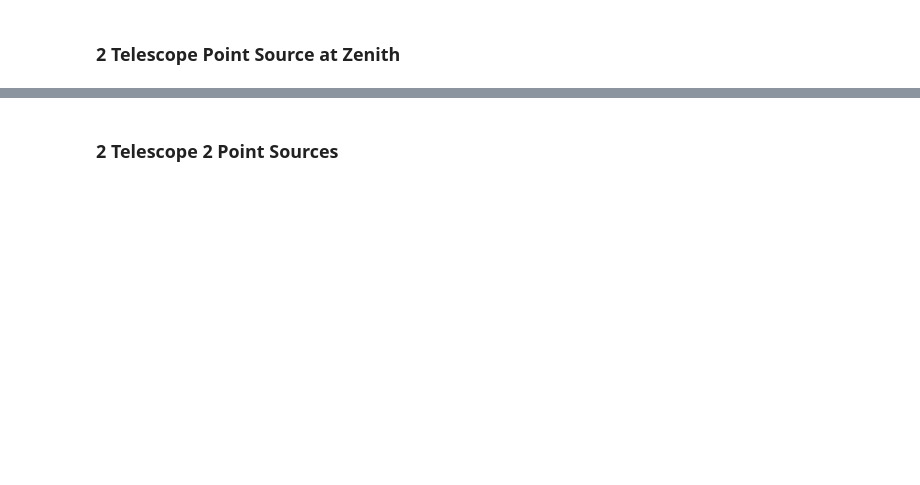
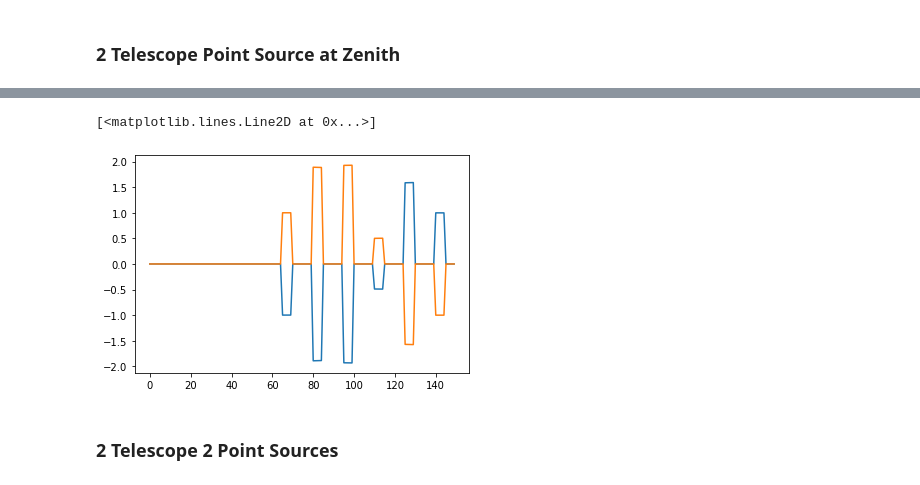
Before and after one commit to HERA-Team/hera_sim, a Jupyter notebook: docs/tutorials/visibility_simulator.ipynb, the cells around one changed output, grey strips where cells are left out. Saved outputs shown, nothing was run; the diff lists cells and outputs as text; code cells hidden in the pictures; blank space fills up the shorter version.

```diff
--- a/docs/tutorials/visibility_simulator.ipynb
+++ b/docs/tutorials/visibility_simulator.ipynb
@@ -594,6 +660,15 @@ a= np.array(a)
 
 b =  a.flatten()
 print b[1]
+# %%
+viscpu = np.load("viscpu_test.npy")
+healvis = np.load("healvis_test.npy")
+
+plt.plot(np.imag(viscpu.flatten()))
+plt.plot(np.imag(healvis.flatten()))
+# %% [output]
+[<matplotlib.lines.Line2D at 0x...>]
+[figure, added]
 # %% [markdown]
 ### 2 Telescope 2 Point Sources
 # %%
```
Also changed, not shown: parts of 11 cells of this notebook, 3 other files.
